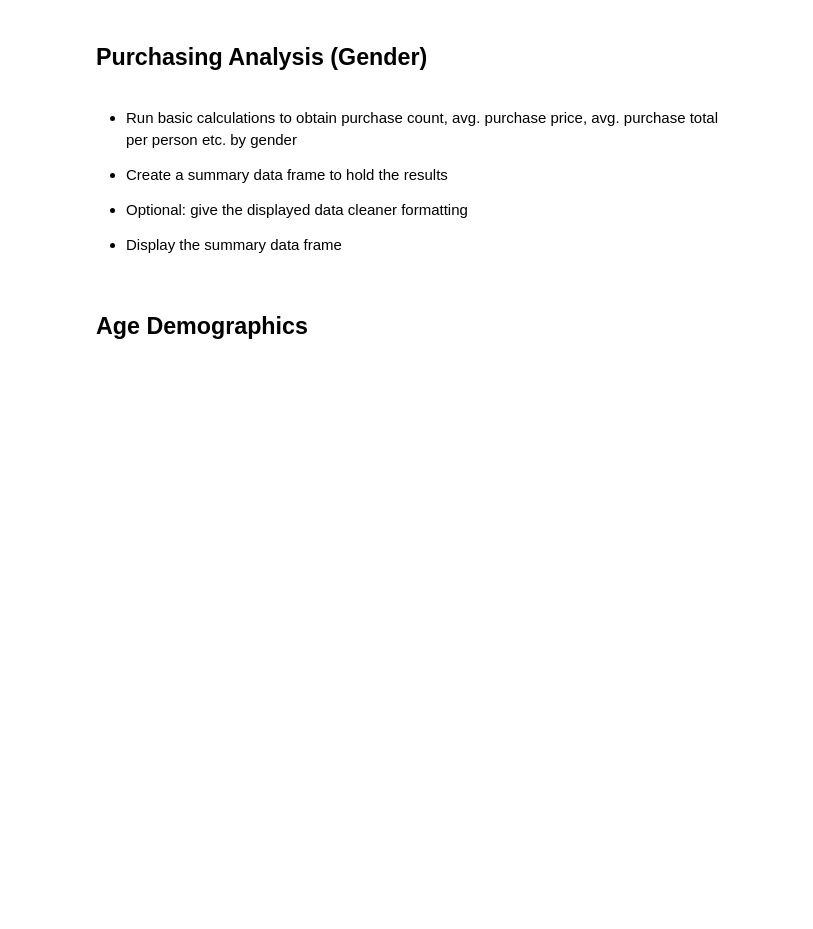
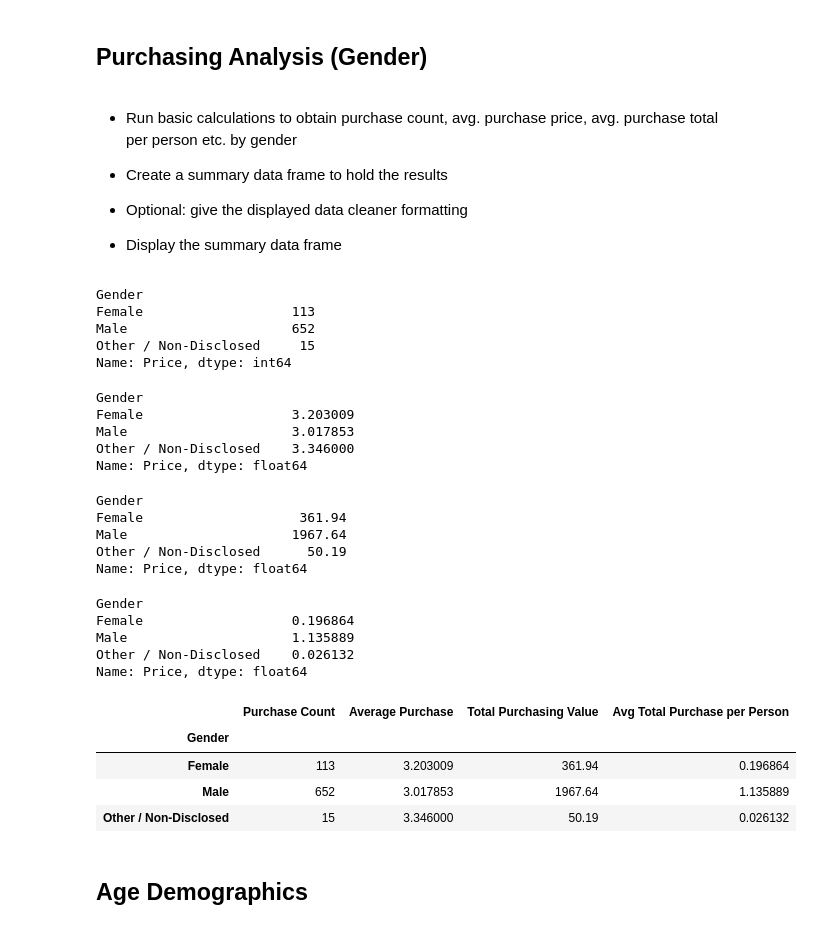
Before and after one commit to kvereda/pandas-challenge, a Jupyter notebook: panda-challenge.ipynb, the cells around one changed output. Drawn from its saved outputs; the diff is of its cells as text; code cells hidden in the pictures; blank space fills up the shorter version.

Commit message:
avg purchasing person is wrong

```diff
--- a/panda-challenge.ipynb
+++ b/panda-challenge.ipynb
@@ -236,6 +247,54 @@ other_players_percent
 
 
 * Display the summary data frame
+# %%
+gender_purchasing_count = purchase_data_df.groupby(["Gender"]).count()["Price"]
+gender_purchasing_count
+# %% [output]
+Gender
+Female                   113
+Male                     652
+Other / Non-Disclosed     15
+Name: Price, dtype: int64
+# %%
+avg_purchasing_price = purchase_data_df.groupby(["Gender"]).mean()["Price"]
+avg_purchasing_price
+# %% [output]
+Gender
+Female                   3.203009
+Male                     3.017853
+Other / Non-Disclosed    3.346000
+Name: Price, dtype: float64
+# %%
+avg_purchasing_total = purchase_data_df.groupby(["Gender"]).sum()["Price"]
+avg_purchasing_total
+# %% [output]
+Gender
+Female                    361.94
+Male                     1967.64
+Other / Non-Disclosed      50.19
+Name: Price, dtype: float64
+# %%
+avg_purchasing_person = gender_purchasing_count/574
+avg_purchasing_person
+# %% [output]
+Gender
+Female                   0.196864
+Male                     1.135889
+Other / Non-Disclosed    0.026132
+Name: Price, dtype: float64
+# %%
+purchasing_analysis = pd.DataFrame({"Purchase Count":gender_purchasing_count,
+                                   "Average Purchase":avg_purchasing_price,
+                                   "Total Purchasing Value":avg_purchasing_total,
+                                   "Avg Total Purchase per Person":avg_purchasing_person})
+purchasing_analysis
+# %% [output]
+|  | Purchase Count | Average Purchase | Total Purchasing Value | Avg Total Purchase per Person |
+| Gender |  |  |  |  |
+| Female | 113 | 3.203009 | 361.94 | 0.196864 |
+| Male | 652 | 3.017853 | 1967.64 | 1.135889 |
+| Other / Non-Disclosed | 15 | 3.346000 | 50.19 | 0.026132 |
 # %% [markdown]
 ## Age Demographics
 # %% [markdown]
```
Also changed, not shown: parts of 1 cell of this notebook.
